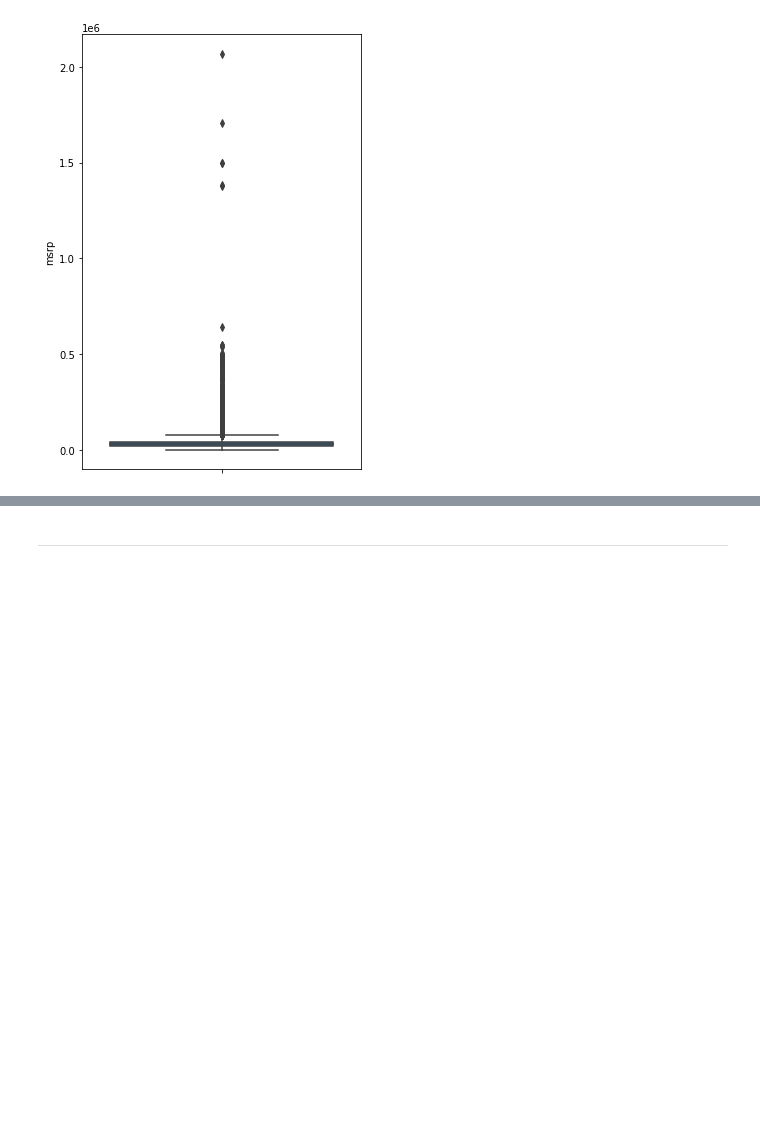
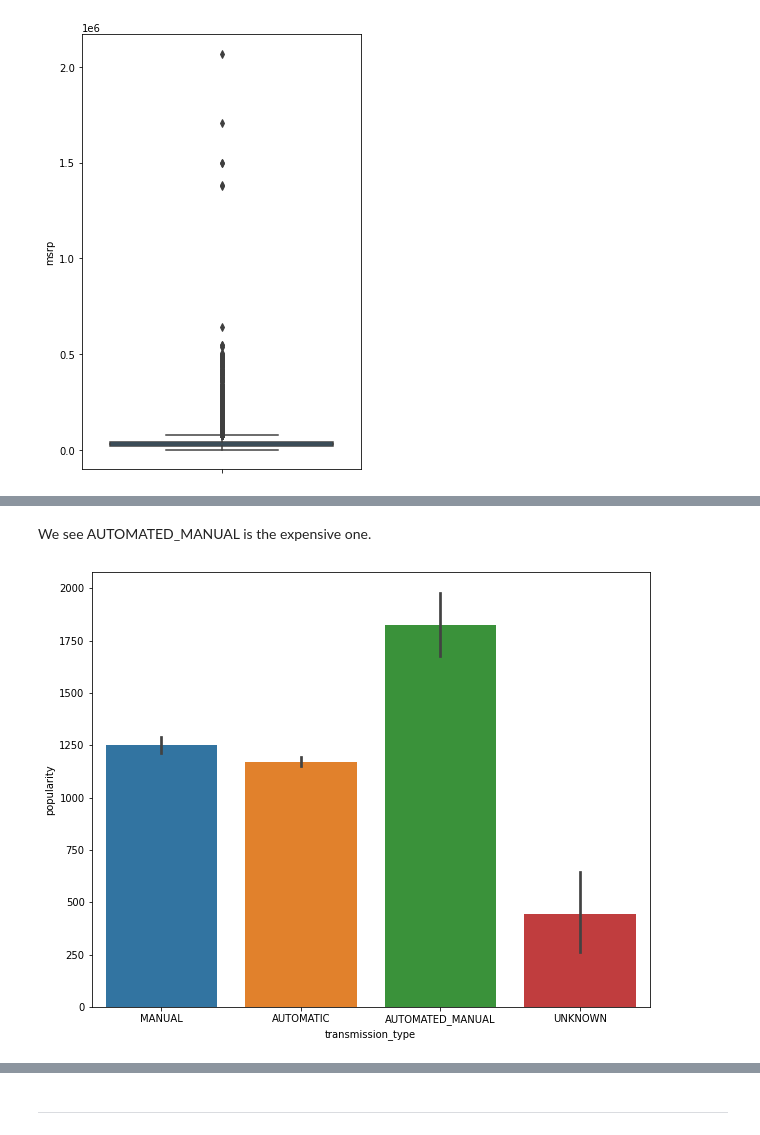
Before and after one commit to atkuzmanov/softuni-ai-ml-repo-project-2021, a Jupyter notebook: softuni-ai-ml-repo-project-2021-v1.ipynb, the cells around one changed output, grey strips where cells are left out. Cells and saved outputs as stored; diff of their text form; code cells hidden in the pictures; blank space fills up the shorter version.

```diff
--- a/softuni-ai-ml-repo-project-2021-v1.ipynb
+++ b/softuni-ai-ml-repo-project-2021-v1.ipynb
@@ -921,0 +926,9 @@ We see AUTOMATED_MANUAL is the expensive one.
+# %% [markdown]
+We see AUTOMATED_MANUAL is the expensive one.
+# %%
+# Checking it by Popularity:
+plt.figure(figsize = (10,8))
+sns.barplot(data = data_out, x = 'transmission_type', y = 'popularity')
+plt.show()
+# %% [output]
+[figure, added]
```
Also changed, not shown: parts of 84 cells of this notebook.
